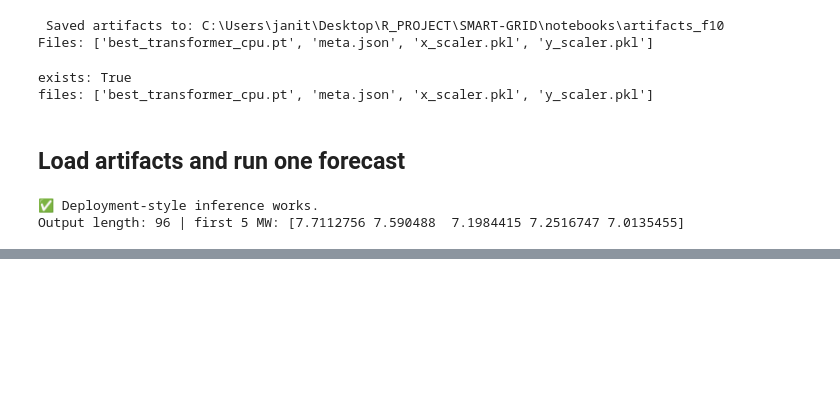
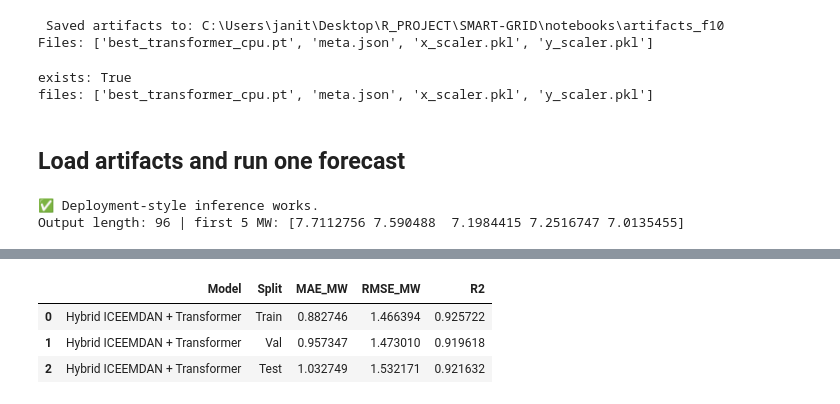
Before and after one commit to Akash-W-Karunanayake/SMART-GRID, a Jupyter notebook: notebooks/03_hybrid_iceemdan_transformer_gprml_f10.ipynb, the cells around one changed output, grey strips where cells are left out. Saved outputs shown, nothing was run; the diff lists cells and outputs as text; code cells hidden in the pictures; blank space fills up the shorter version.

```diff
--- a/notebooks/03_hybrid_iceemdan_transformer_gprml_f10.ipynb
+++ b/notebooks/03_hybrid_iceemdan_transformer_gprml_f10.ipynb
@@ -924,0 +1065,38 @@ Output length: 96 | first 5 MW: [7.7112756 7.590488  7.1984415 7.2516747 7.01354
+# %%
+import pandas as pd
+import numpy as np
+from sklearn.metrics import r2_score
+
+def mae(a, b):
+    return float(np.mean(np.abs(a - b)))
+
+def rmse(a, b):
+    return float(np.sqrt(np.mean((a - b) ** 2)))
+
+results_df = pd.DataFrame([
+    [
+        "Hybrid ICEEMDAN + Transformer", "Train",
+        mae(true_train_mw, pred_train_mw),
+        rmse(true_train_mw, pred_train_mw),
+        r2_score(true_train_mw.reshape(-1), pred_train_mw.reshape(-1))
+    ],
+    [
+        "Hybrid ICEEMDAN + Transformer", "Val",
+        mae(true_val_mw, pred_val_mw),
+        rmse(true_val_mw, pred_val_mw),
+        r2_score(true_val_mw.reshape(-1), pred_val_mw.reshape(-1))
+    ],
+    [
+        "Hybrid ICEEMDAN + Transformer", "Test",
+        mae(true_test_mw, pred_test_mw),
+        rmse(true_test_mw, pred_test_mw),
+        r2_score(true_test_mw.reshape(-1), pred_test_mw.reshape(-1))
+    ],
+], columns=["Model", "Split", "MAE_MW", "RMSE_MW", "R2"])
+
+results_df
+# %% [output]
+|  | Model | Split | MAE_MW | RMSE_MW | R2 |
+| 0 | Hybrid ICEEMDAN + Transformer | Train | 0.882746 | 1.466394 | 0.925722 |
+| 1 | Hybrid ICEEMDAN + Transformer | Val | 0.957347 | 1.473010 | 0.919618 |
+| 2 | Hybrid ICEEMDAN + Transformer | Test | 1.032749 | 1.532171 | 0.921632 |
```
Also changed, not shown: parts of 10 cells of this notebook, 3 other files.
